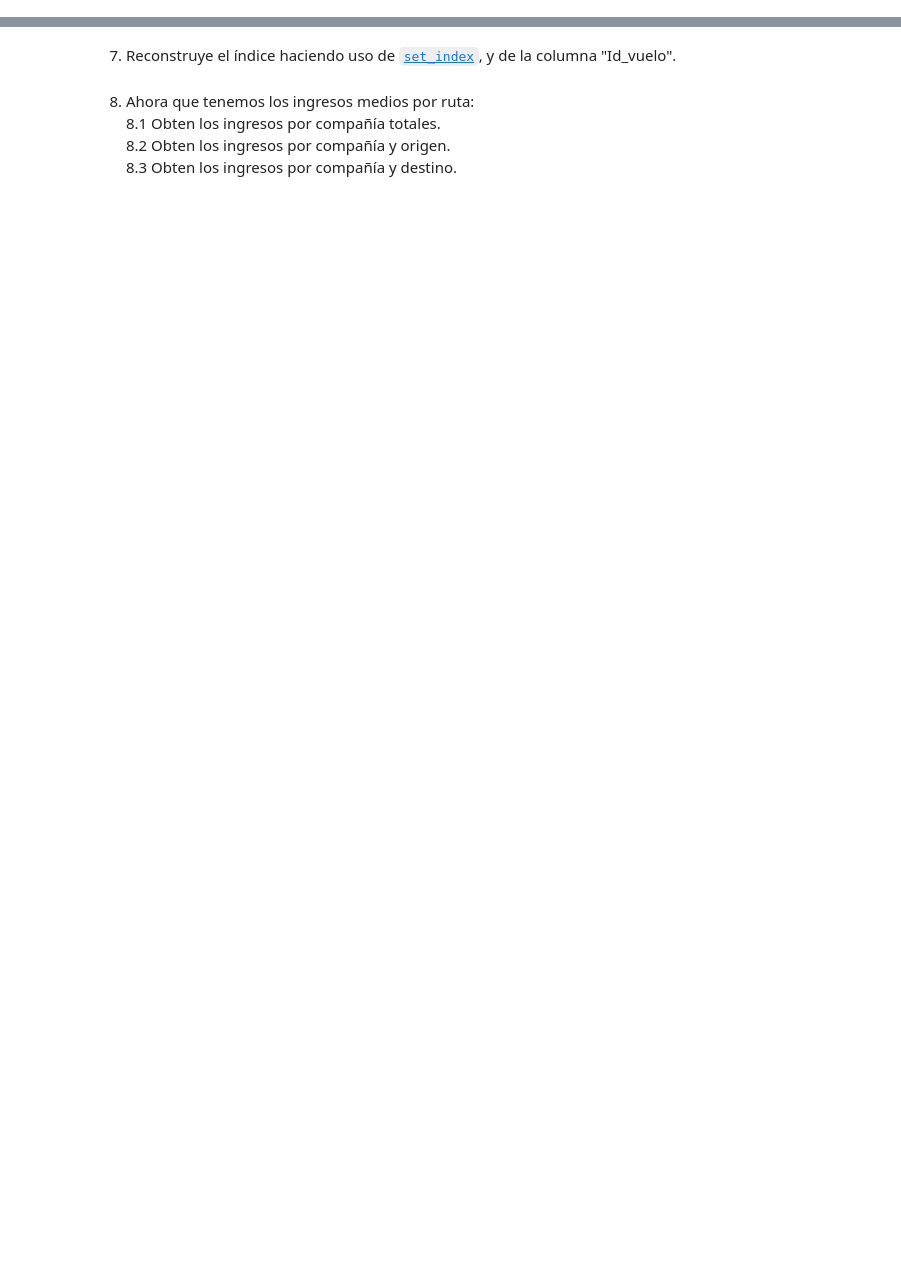
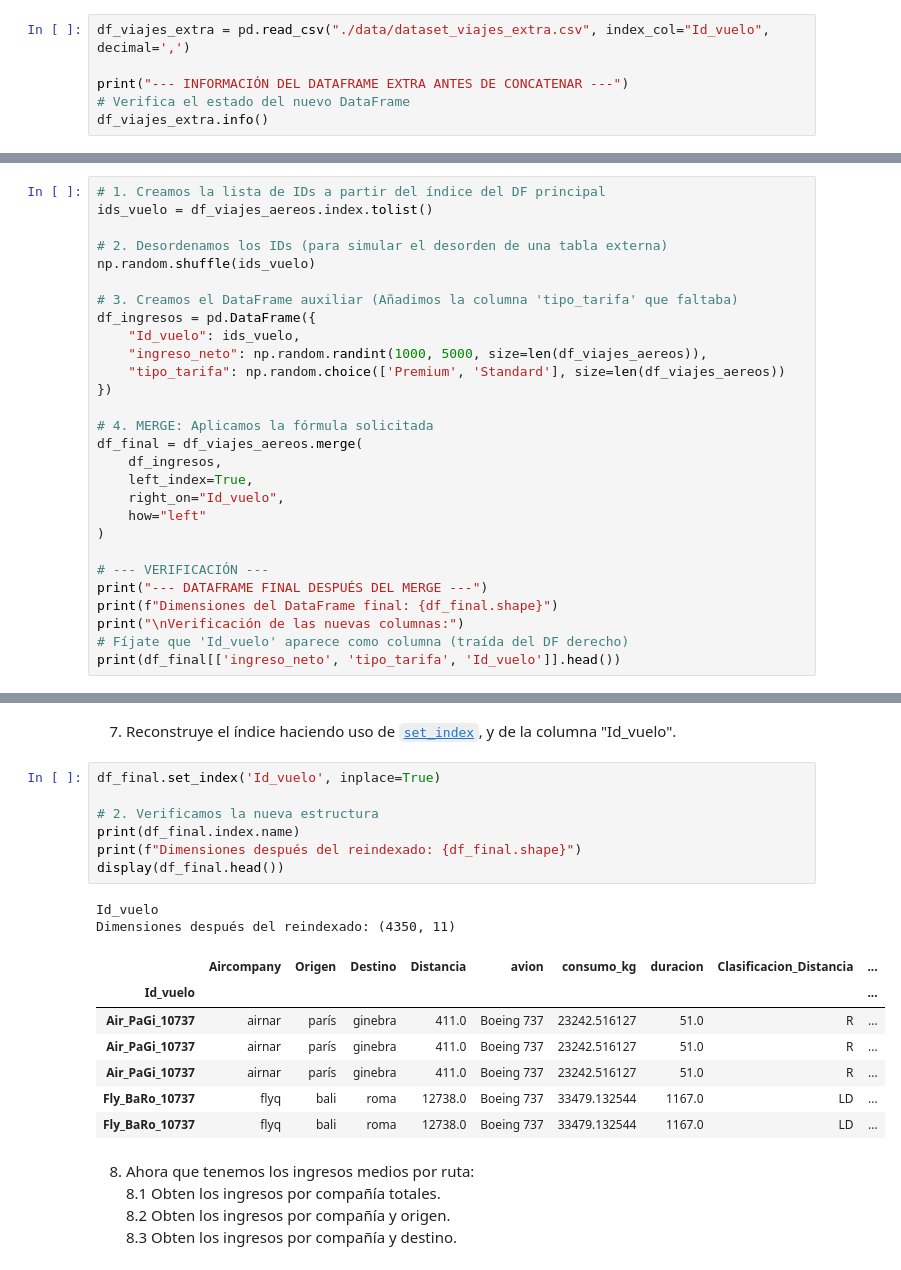
Before and after one commit to estudiohrsholding/DS_Hector-R., a Jupyter notebook: 02_Herramientas_Avanzadas/Sprint_04/Unidad_02_Pandas_II/03_Practica_Obligatoria/18_Practica_Obligatoria_Pandas_II.ipynb, the cells around one changed output, grey strips where cells are left out. Saved outputs shown, nothing was run; the diff lists cells and outputs as text; blank space fills up the shorter version.

```diff
--- a/02_Herramientas_Avanzadas/Sprint_04/Unidad_02_Pandas_II/03_Practica_Obligatoria/18_Practica_Obligatoria_Pandas_II.ipynb
+++ b/02_Herramientas_Avanzadas/Sprint_04/Unidad_02_Pandas_II/03_Practica_Obligatoria/18_Practica_Obligatoria_Pandas_II.ipynb
@@ -178,2 +483,8 @@ df_ingresos = pd.read_csv("./data/dataset_ingresos.csv")
 # %% [markdown]
 1. Emplea la función [`concat`](https://pandas.pydata.org/docs/reference/api/pandas.concat.html "info sobre pandas concat") de pandas que permite concatenar dataframes, de manera que añadas los viajes de df_viajes_extra al dataframe que hayas utilizado hasta ahora.
+# %%
+df_viajes_extra = pd.read_csv("./data/dataset_viajes_extra.csv", index_col="Id_vuelo", decimal=',')
+
+print("--- INFORMACIÓN DEL DATAFRAME EXTRA ANTES DE CONCATENAR ---")
+# Verifica el estado del nuevo DataFrame
+df_viajes_extra.info()
@@ -189,0 +629,28 @@ df_final = <tu_dataframe>.merge(df_ingresos, left_index = True, right_on = "Id_v
+# %%
+# 1. Creamos la lista de IDs a partir del índice del DF principal
+ids_vuelo = df_viajes_aereos.index.tolist()
+
+# 2. Desordenamos los IDs (para simular el desorden de una tabla externa)
+np.random.shuffle(ids_vuelo)
+
+# 3. Creamos el DataFrame auxiliar (Añadimos la columna 'tipo_tarifa' que faltaba)
+df_ingresos = pd.DataFrame({
+    "Id_vuelo": ids_vuelo,
+    "ingreso_neto": np.random.randint(1000, 5000, size=len(df_viajes_aereos)),
+    "tipo_tarifa": np.random.choice(['Premium', 'Standard'], size=len(df_viajes_aereos))
+})
+
+# 4. MERGE: Aplicamos la fórmula solicitada
+df_final = df_viajes_aereos.merge(
+    df_ingresos,
+    left_index=True,
+    right_on="Id_vuelo",
+    how="left"
+)
+
+# --- VERIFICACIÓN ---
+print("--- DATAFRAME FINAL DESPUÉS DEL MERGE ---")
+print(f"Dimensiones del DataFrame final: {df_final.shape}")
+print("\nVerificación de las nuevas columnas:")
+# Fíjate que 'Id_vuelo' aparece como columna (traída del DF derecho)
+print(df_final[['ingreso_neto', 'tipo_tarifa', 'Id_vuelo']].head())
@@ -192,5 +681,22 @@ df_final = <tu_dataframe>.merge(df_ingresos, left_index = True, right_on = "Id_v
 # %% [markdown]
 7. Reconstruye el índice haciendo uso de [`set_index`](https://pandas.pydata.org/docs/reference/api/pandas.DataFrame.set_index.html#pandas.DataFrame.set_index), y de la columna "Id_vuelo".
+# %%
+df_final.set_index('Id_vuelo', inplace=True)
+
+# 2. Verificamos la nueva estructura
+print(df_final.index.name)
+print(f"Dimensiones después del reindexado: {df_final.shape}")
+display(df_final.head())
+# %% [output]
+Id_vuelo
+Dimensiones después del reindexado: (4350, 11)
+|  | Aircompany | Origen | Destino | Distancia | avion | consumo_kg | duracion | Clasificacion_Distancia | ... |
+| Id_vuelo |  |  |  |  |  |  |  |  | ... |
+| Air_PaGi_10737 | airnar | parís | ginebra | 411.0 | Boeing 737 | 23242.516127 | 51.0 | R | ... |
+| Air_PaGi_10737 | airnar | parís | ginebra | 411.0 | Boeing 737 | 23242.516127 | 51.0 | R | ... |
+| Air_PaGi_10737 | airnar | parís | ginebra | 411.0 | Boeing 737 | 23242.516127 | 51.0 | R | ... |
+| Fly_BaRo_10737 | flyq | bali | roma | 12738.0 | Boeing 737 | 33479.132544 | 1167.0 | LD | ... |
+| Fly_BaRo_10737 | flyq | bali | roma | 12738.0 | Boeing 737 | 33479.132544 | 1167.0 | LD | ... |
 # %% [markdown]
 8. Ahora que tenemos los ingresos medios por ruta:
     8.1 Obten los ingresos por compañía totales.
```
Also changed, not shown: parts of 39 cells of this notebook, 1 other file.
